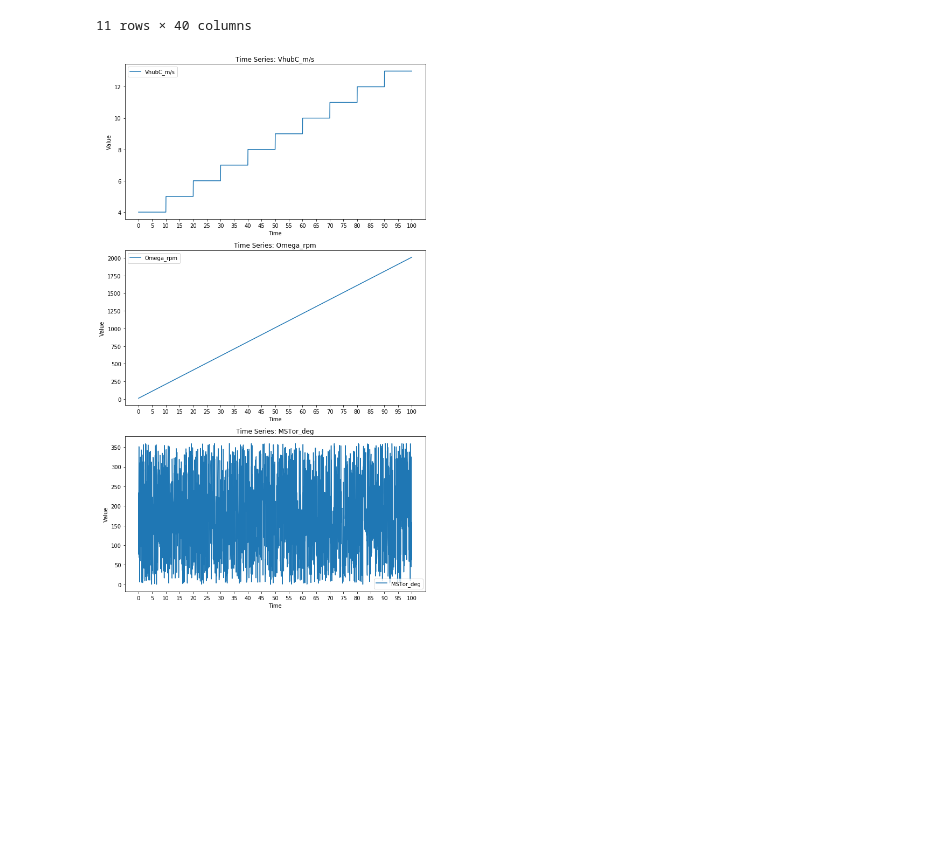
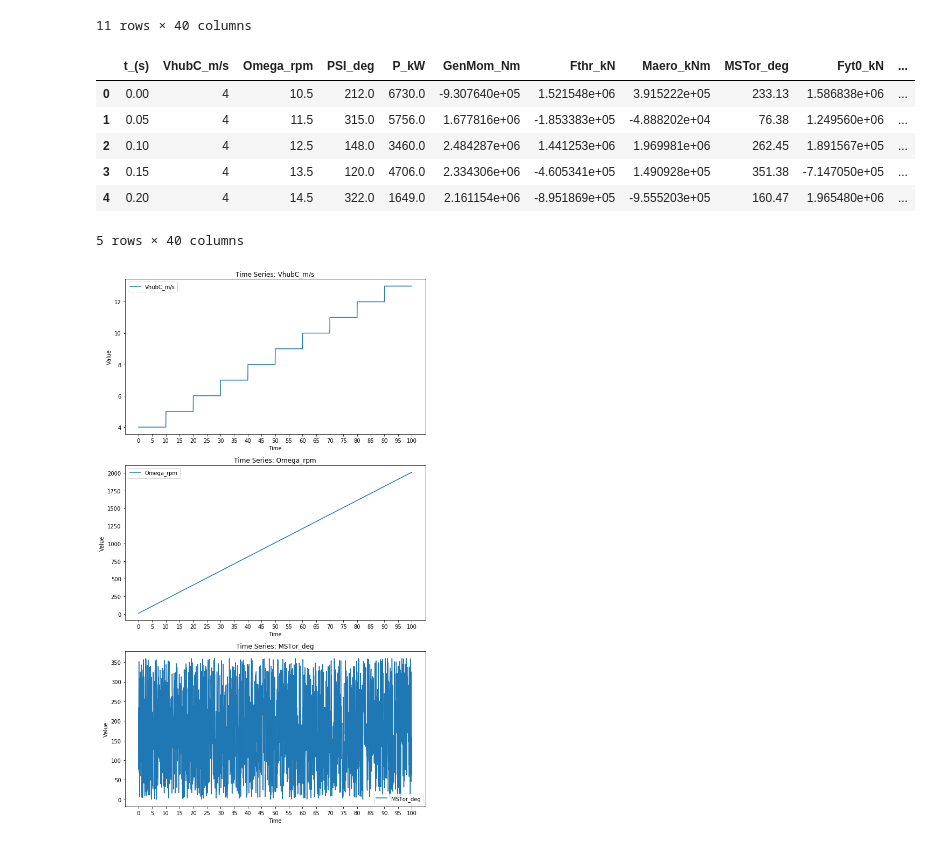
Before and after one commit to eigenAyoub/misc-x-projects, a Jupyter notebook: python-mini-task/preprocessing.ipynb, the cells around one changed output. Cells and saved outputs as stored; diff of their text form; code cells hidden in the pictures; blank space fills up the shorter version.

```diff
--- a/python-mini-task/preprocessing.ipynb
+++ b/python-mini-task/preprocessing.ipynb
@@ -23,10 +23,18 @@ data.head(11)
 | 10 | 0,5 | 4 | 20,5 | 213,0000 | 2.108,0000 | 1.164.845,1073 | 1.385.705,2865 | -340.101,4146 | ... |
 11 rows × 40 columns
 # %%
-# data.to_csv("data2.csv", sep = ";")
+#data.to_csv("data2.csv", sep = ";")
 data = pd.read_csv("data2.csv", sep=";" , decimal = ",", thousands='.').drop(["Unnamed: 0"], axis=1)
-# data.head()
-# data.dtypes
+data.head()
+#data.dtypes  #is okay
+# %% [output]
+|  | t_(s) | VhubC_m/s | Omega_rpm | PSI_deg | P_kW | GenMom_Nm | Fthr_kN | Maero_kNm | MSTor_deg | Fyt0_kN | ... |
+| 0 | 0.00 | 4 | 10.5 | 212.0 | 6730.0 | -9.307640e+05 | 1.521548e+06 | 3.915222e+05 | 233.13 | 1.586838e+06 | ... |
+| 1 | 0.05 | 4 | 11.5 | 315.0 | 5756.0 | 1.677816e+06 | -1.853383e+05 | -4.888202e+04 | 76.38 | 1.249560e+06 | ... |
+| 2 | 0.10 | 4 | 12.5 | 148.0 | 3460.0 | 2.484287e+06 | 1.441253e+06 | 1.969981e+06 | 262.45 | 1.891567e+05 | ... |
+| 3 | 0.15 | 4 | 13.5 | 120.0 | 4706.0 | 2.334306e+06 | -4.605341e+05 | 1.490928e+05 | 351.38 | -7.147050e+05 | ... |
+| 4 | 0.20 | 4 | 14.5 | 322.0 | 1649.0 | 2.161154e+06 | -8.951869e+05 | -9.555203e+05 | 160.47 | 1.965480e+06 | ... |
+5 rows × 40 columns
 # %%
 col_interest = ['VhubC_m/s', 'Omega_rpm', 'MSTor_deg']
 
```
Also changed, not shown: parts of 4 cells of this notebook, 5 other files.
